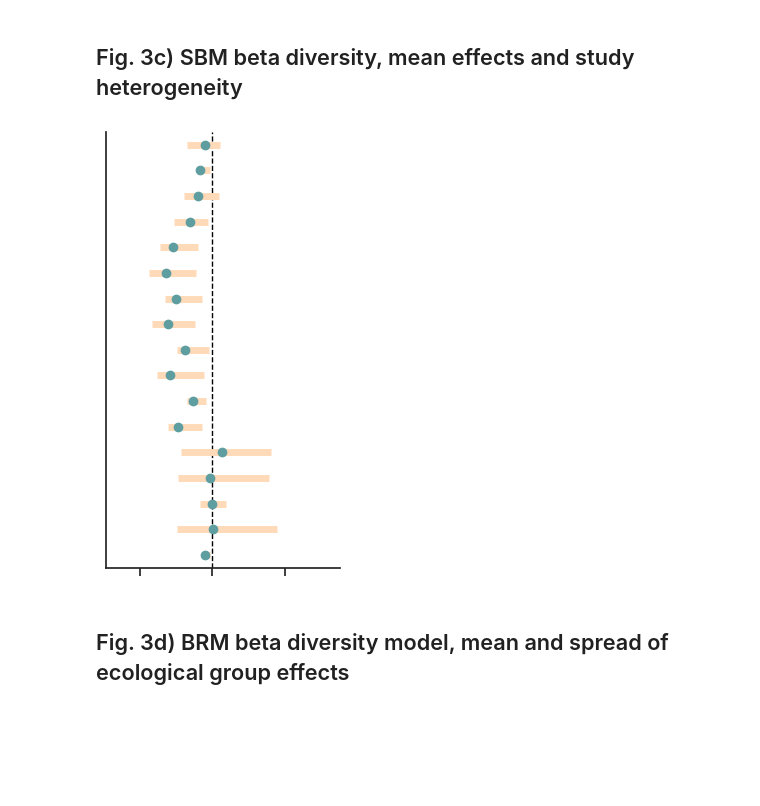
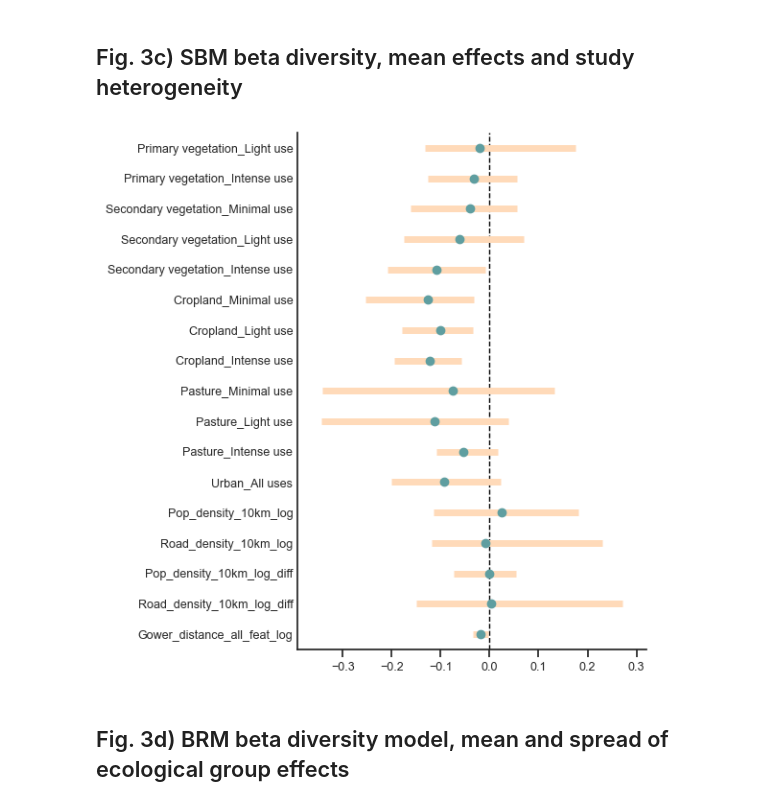
Before and after one commit to j-nystrom/biodiversity-impacts, a Jupyter notebook: notebooks/1_manuscript_main.ipynb, the cells around one changed output. Drawn from its saved outputs; the diff is of its cells as text; code cells hidden in the pictures; blank space fills up the shorter version.

```diff
--- a/notebooks/1_manuscript_main.ipynb
+++ b/notebooks/1_manuscript_main.ipynb
@@ -1633,16 +1633,16 @@ fig3ce_figsize = (2.7, 4.8)
 # %%
 # Plot Fig 3c as SBM beta study heterogeneity and population mean effects.
 fig3c_sbm_effects = plot_effect_panel(
     effect_summary=effect_summaries["SBM"],
-    figsize=fig3ce_figsize,
-    show_axes_labels_values=False,
+    figsize=(6, 6),
+    show_axes_labels_values=True,
     show_legend=False,
     show_mean_values=False,
     plot_effect_order=effect_order,
     plot_effect_x_limits=effect_x_limits,
 )
 # %% [output]
-[figure, old version]
+[figure, new version]
 # %%
 fig3c_sbm_effects.savefig(
     "../../documents/revision/plots/fig3c_sbm_effects.svg",
```
Also changed, not shown: parts of 53 cells of this notebook, 23 other files.
